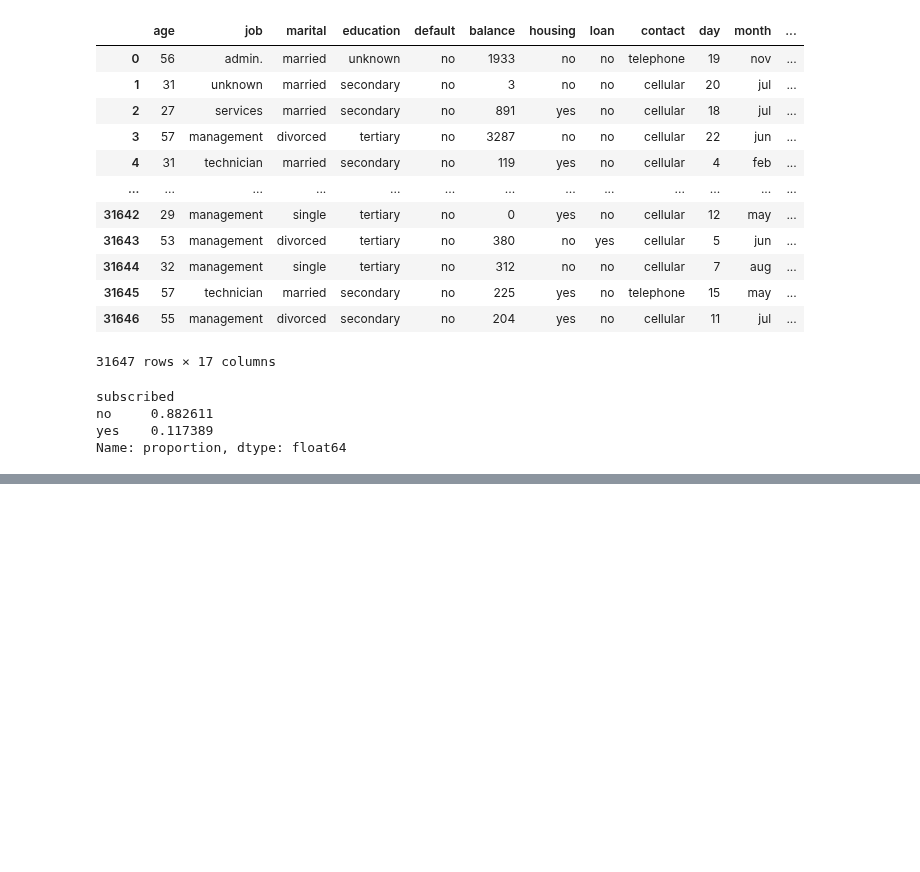
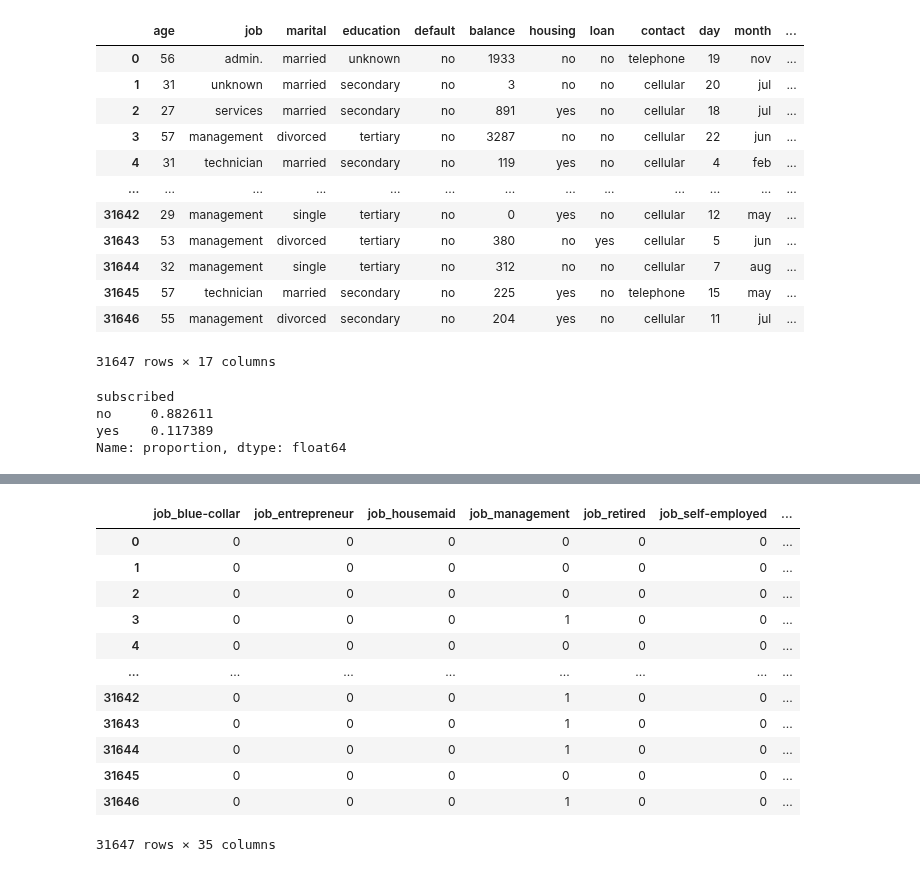
Before and after one commit to duttarajib78/Internship, a Jupyter notebook: Fourth_Phase_Practice_Projects/Bank_Marketing.ipynb, the cells around one changed output, grey strips where cells are left out. Drawn from its saved outputs; the diff is of its cells as text; code cells hidden in the pictures; blank space fills up the shorter version.

```diff
--- a/Fourth_Phase_Practice_Projects/Bank_Marketing.ipynb
+++ b/Fourth_Phase_Practice_Projects/Bank_Marketing.ipynb
@@ -68,0 +117,3 @@ Name: proportion, dtype: float64
+# %%
+for col in features.select_dtypes('object'):
+    print(features[col].value_counts(normalize=True),'\n')
@@ -68,0 +138,3 @@ Name: proportion, dtype: float64
+# %%
+for col in features.select_dtypes('number'):
+    print(features[col].describe(),'\n')
@@ -68,0 +159,25 @@ Name: proportion, dtype: float64
+# %%
+model_df=None
+for col in features.select_dtypes('object'):
+    x=pd.get_dummies(data=features[col],
+                     drop_first=True,
+                     prefix=col).astype(np.int64)
+    if model_df is None:
+        model_df=x
+    else:
+        model_df=pd.concat([model_df,x],axis=1,join='inner')
+model_df
+# %% [output]
+|  | job_blue-collar | job_entrepreneur | job_housemaid | job_management | job_retired | job_self-employed | ... |
+| 0 | 0 | 0 | 0 | 0 | 0 | 0 | ... |
+| 1 | 0 | 0 | 0 | 0 | 0 | 0 | ... |
+| 2 | 0 | 0 | 0 | 0 | 0 | 0 | ... |
+| 3 | 0 | 0 | 0 | 1 | 0 | 0 | ... |
+| 4 | 0 | 0 | 0 | 0 | 0 | 0 | ... |
+| ... | ... | ... | ... | ... | ... | ... | ... |
+| 31642 | 0 | 0 | 0 | 1 | 0 | 0 | ... |
+| 31643 | 0 | 0 | 0 | 1 | 0 | 0 | ... |
+| 31644 | 0 | 0 | 0 | 1 | 0 | 0 | ... |
+| 31645 | 0 | 0 | 0 | 0 | 0 | 0 | ... |
+| 31646 | 0 | 0 | 0 | 1 | 0 | 0 | ... |
+31647 rows × 35 columns
```
Also changed, not shown: parts of 18 cells of this notebook.
